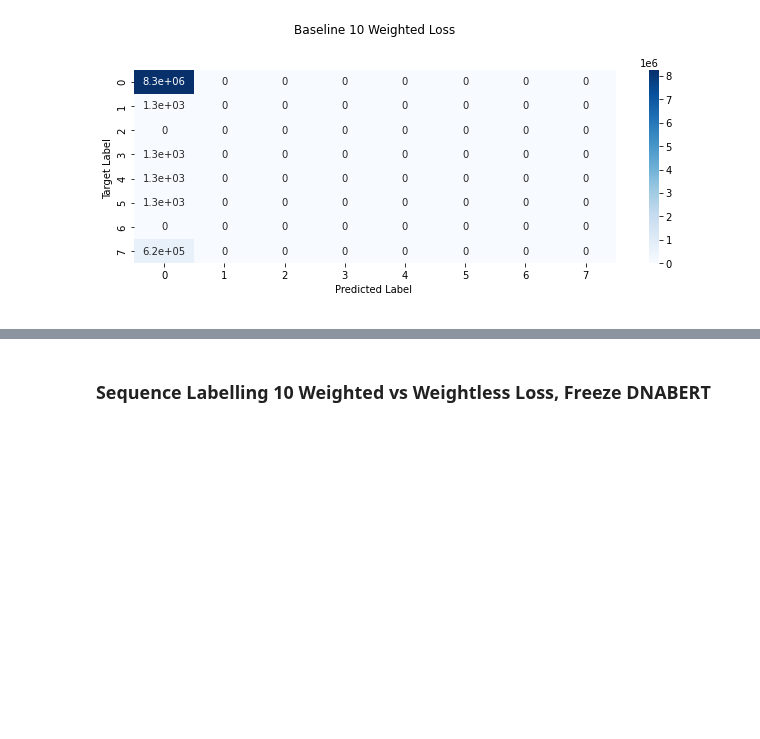
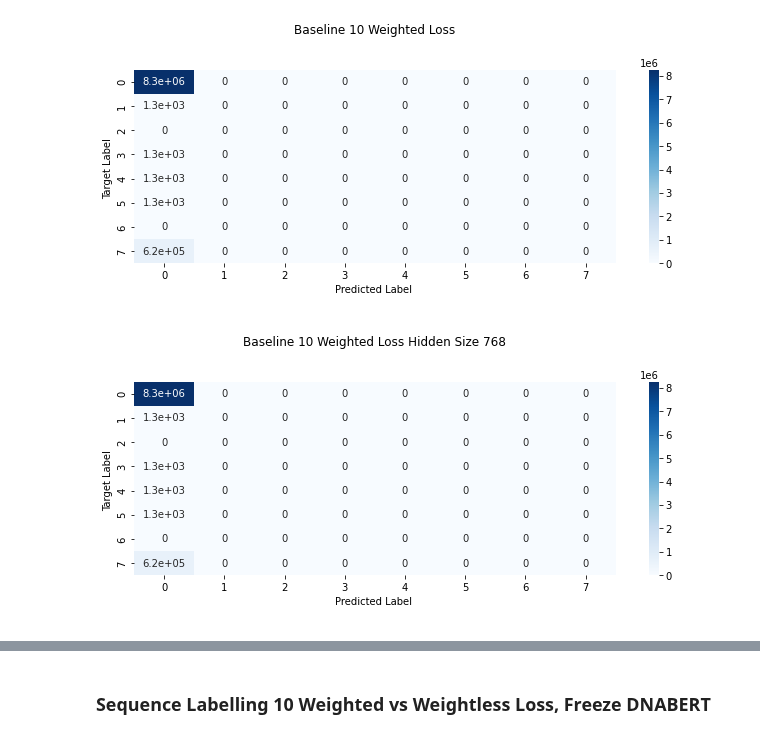
Before and after one commit to anwari32/sequence-processing, a Jupyter notebook: results.ipynb, the cells around one changed output, grey strips where cells are left out. Drawn from its saved outputs; the diff is of its cells as text; code cells hidden in the pictures; blank space fills up the shorter version.

```diff
--- a/results.ipynb
+++ b/results.ipynb
@@ -23,18 +23,20 @@ plt.show()
 # %%
 from utils.confusion_matrix import create_confusion_matrix
 from sklearn.metrics import confusion_matrix
 import seaborn as sns
 import matplotlib.pyplot as plt
 import os
 
-validation_log_path = os.path.join("run", "baseline-10-b32-e20-gamma_default-use_weighted_loss-vdw8g6my", "validation_log.19.csv")
+validation_log_path = os.path.join("run", "baseline-10-b32-e20-gamma_default-h_size768-use_weighted_loss-1o82hs5n", "validation_log.19.csv")
 preds, targets = create_confusion_matrix(validation_log_path)
 fig, ax = plt.subplots(constrained_layout=True, figsize=(8,4))
 ax = sns.heatmap(confusion_matrix(targets, preds, labels=[0,1,2,3,4,5,6,7]), annot=True, cmap='Blues')
-ax.set_title('Baseline 10 Weighted Loss\n\n')
+ax.set_title('Baseline 10 Weighted Loss Hidden Size 768\n\n')
 ax.set_xlabel('Predicted Label \n')
 ax.set_ylabel('Target Label ')
 
 ## Display the visualization of the Confusion Matrix.
 
 plt.show()
+# %% [output]
+[figure, added]
```
Also changed, not shown: parts of 1 cell of this notebook, 3 other files.
